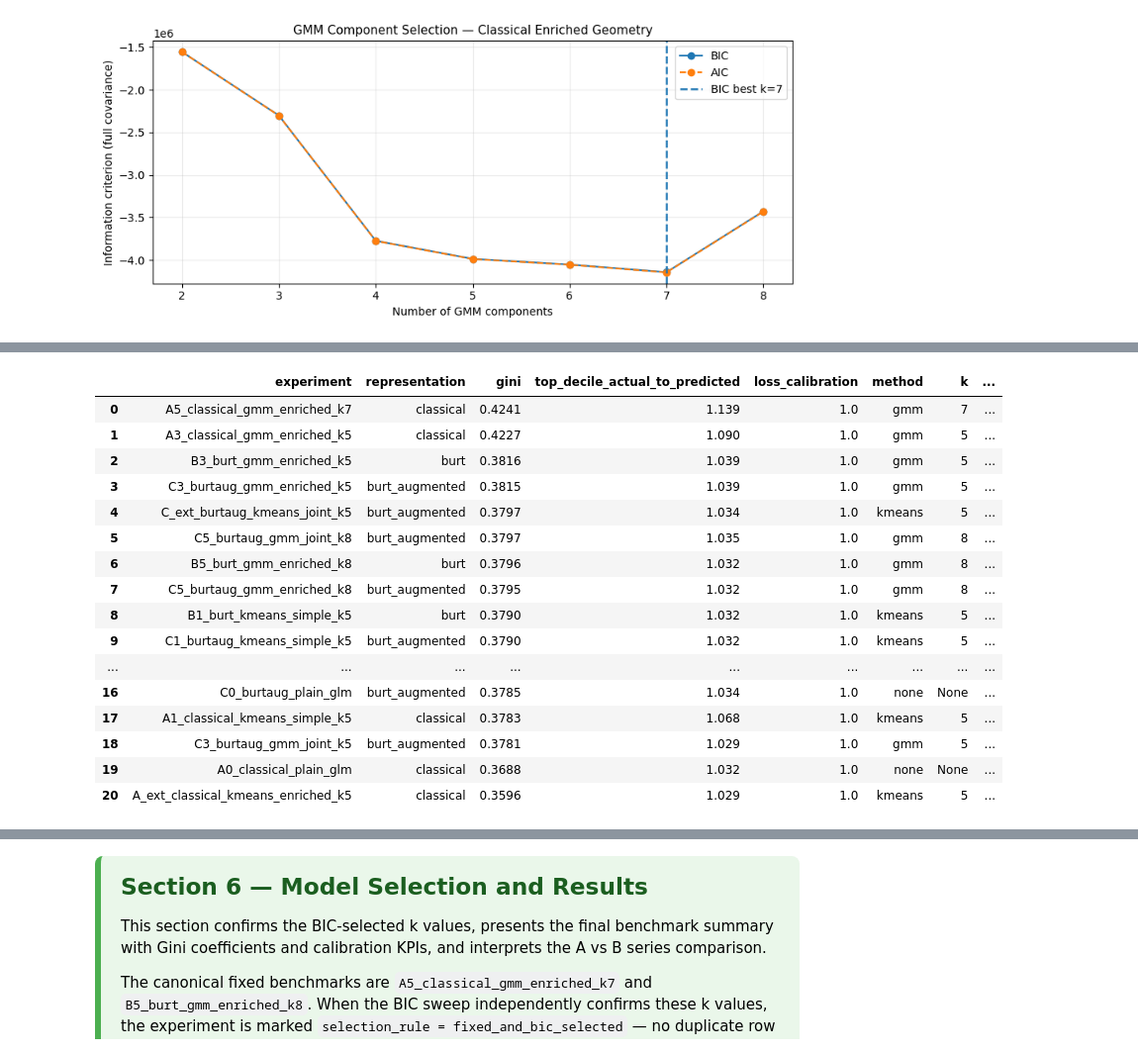
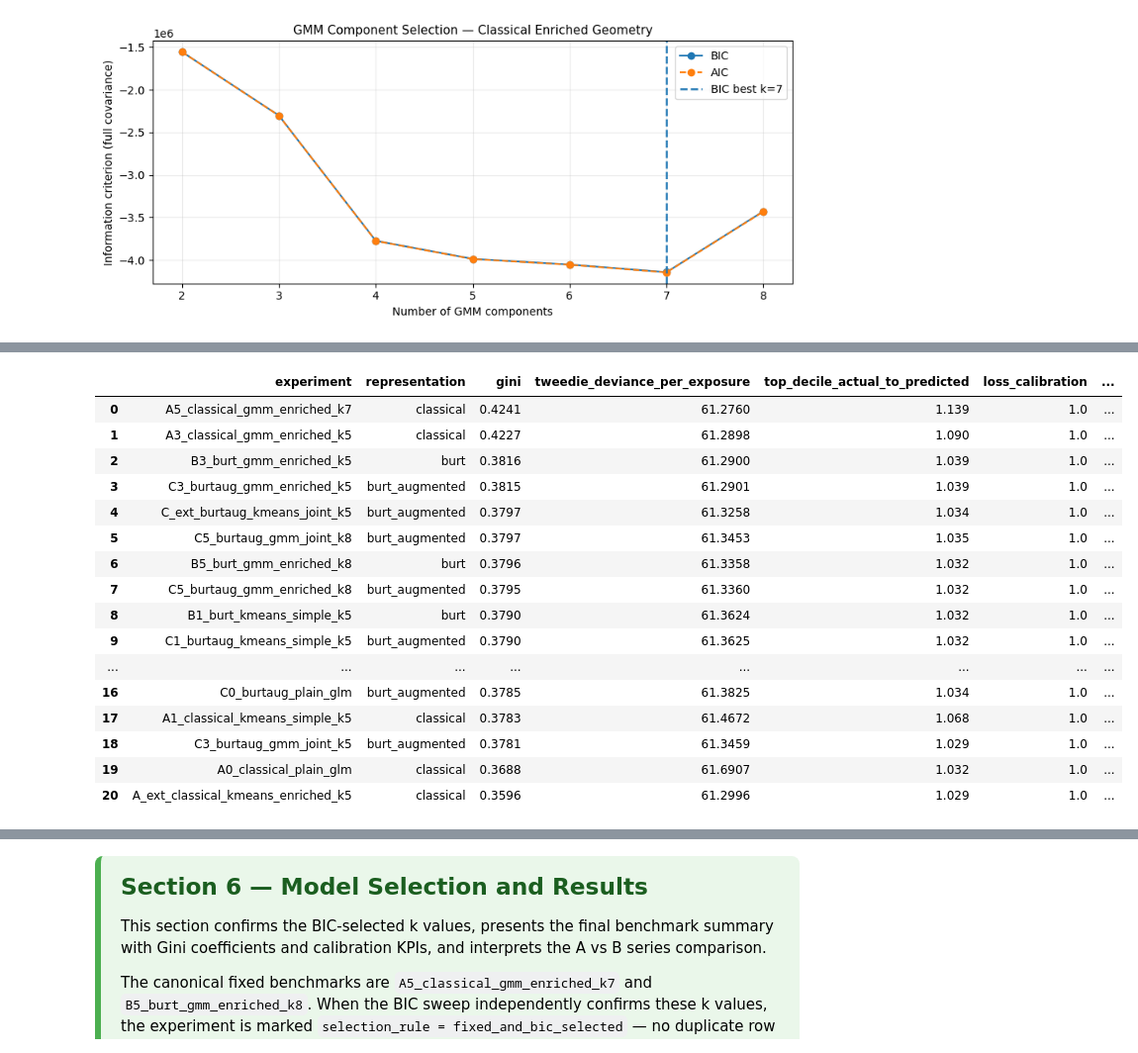
Before and after one commit to evrelegh/P-C, a Jupyter notebook: motor_burt_benchmark.ipynb, the cells around one changed output, grey strips where cells are left out. Shown at 99% size. Cells and saved outputs as stored; diff of their text form; code cells hidden in the pictures.

```diff
--- a/motor_burt_benchmark.ipynb
+++ b/motor_burt_benchmark.ipynb
@@ -2817,8 +2850,8 @@ Burt-aug joint  BIC-selected k : 8  (AIC: 8)
 # Section: 5
 # Cell: 5.3
 # Title: Benchmark Registry — A, B, and C Series Pricing Experiments
-# Version: 8.0.0
-# Date: 2026-05-11
+# Version: 9.0.0
+# Date: 2026-05-23
 # Description:
 # Run all A-series (classical) and B-series (Burt-replacing)
 # pricing experiments. Naming follows the original lineage:
@@ -2836,6 +2869,10 @@ Burt-aug joint  BIC-selected k : 8  (AIC: 8)
 #   fixed_and_bic_selected  BIC independently confirms the fixed k
 # No duplicate rows are created for BIC-selected experiments
 # when BIC selects the same k as the canonical fixed benchmark.
+#
+# Version 9.0.0:
+# - Deviance per exposure printed for each experiment
+# - tweedie_deviance_per_exposure added to display columns
 # ============================================================
 
 required = ["CLASSICAL_BIC_SELECTED_K", "BURT_BIC_SELECTED_K", "BURTAUG_JOINT_BIC_SELECTED_K"]
@@ -2932,11 +2969,6 @@ EXPERIMENTS = [
      "covariance_type": "full", "alpha": 1e-6},
 
     # ── C-series: Burt-augmented ─────────────────────────────
-    # Retains original categorical dummies AND Burt coordinates
-    # in the Tweedie design.
-    # C0-C5: clustering geometry = Burt coords (same as B-series)
-    # C_joint variants: clustering geometry = joint space
-    #   (dummies + Burt + actuarial enrichment)
     {"name": "C0_burtaug_plain_glm",
      "representation": "burt_augmented", "method": "none",
      "k": None, "feature_set": None, "alpha": 1e-6},
@@ -2993,10 +3025,11 @@ for config in EXPERIMENTS:
     experiment_data[config["name"]]   = df_result
     experiment_models[config["name"]] = model_result
     experiment_rows.append(pd.DataFrame([metrics]))
-    print(f"Gini: {metrics['gini']:.4f}")
-    print(f"Top-decile actual / predicted: {metrics['top_decile_actual_to_predicted']:.3f}")
-    print(f"Loss calibration: {metrics['loss_calibration']:.3f}")
-    print(f"Runtime seconds: {metrics['runtime_seconds']:.1f}")
+    print(f"  Gini                  : {metrics['gini']:.4f}")
+    print(f"  Deviance/exposure     : {metrics.get('tweedie_deviance_per_exposure', float('nan')):.4f}")
+    print(f"  Top-decile ratio      : {metrics['top_decile_actual_to_predicted']:.3f}")
+    print(f"  Loss calibration      : {metrics['loss_calibration']:.3f}")
+    print(f"  Runtime (s)           : {metrics['runtime_seconds']:.1f}")
 
 benchmark_results = (
     pd.concat(experiment_rows, ignore_index=True)
@@ -3004,7 +3037,7 @@ benchmark_results = (
     .reset_index(drop=True)
 )
 
-# --- Tag selection_rule ---
+# ── Tag selection_rule ────────────────────────────────────────
 def _tag_selection_rule(exp_name, k_val, bic_k):
     if k_val is None:
         return "fixed"
@@ -3012,7 +3045,7 @@ def _tag_selection_rule(exp_name, k_val, bic_k):
         return "fixed_and_bic_selected"
     return "fixed"
 
-# --- Tag runtime_class ---
+# ── Tag runtime_class ─────────────────────────────────────────
 def _runtime_class(seconds):
     if seconds is None or pd.isna(seconds):
         return "—"
@@ -3025,9 +3058,10 @@ def _runtime_class(seconds):
     return "prohibitive"
 
 benchmark_results["runtime_class"] = benchmark_results["runtime_seconds"].apply(_runtime_class)
+
 def _get_bic_k(rep):
     if rep == "classical": return CLASSICAL_BIC_SELECTED_K
-    return BURT_BIC_SELECTED_K  # burt and burt_augmented share same sweep
+    return BURT_BIC_SELECTED_K
 
 benchmark_results["selection_rule"] = benchmark_results.apply(
     lambda row: _tag_selection_rule(
@@ -3038,7 +3072,7 @@ benchmark_results["selection_rule"] = benchmark_results.apply(
     axis=1,
 )
 
-# If BIC selected a k different from A5_K or B5_K, add BIC-selected rows
+# ── BIC-selected extras if k differs from canonical ──────────
 if CLASSICAL_BIC_SELECTED_K != A5_K:
     print(f"\nClassical BIC selected k={CLASSICAL_BIC_SELECTED_K} != A5 k={A5_K}.")
     print("Running additional BIC-selected classical experiment...")
@@ -3076,15 +3110,16 @@ benchmark_results = (
 )
 
 print("\nSelection rule summary:")
-print(benchmark_results[["experiment","k","selection_rule"]].to_string(index=False))
+print(benchmark_results[["experiment", "k", "selection_rule"]].to_string(index=False))
 
 display(
     format_reporting_table(
         select_existing_columns(
             benchmark_results,
-            ["experiment","representation","gini",
-             "top_decile_actual_to_predicted","loss_calibration",
-             "method","k","feature_set","selection_rule","runtime_seconds"],
+            ["experiment", "representation", "gini",
+             "tweedie_deviance_per_exposure",
+             "top_decile_actual_to_predicted", "loss_calibration",
+             "method", "k", "feature_set", "selection_rule", "runtime_seconds"],
         )
     )
 )
@@ -3105,24 +3140,24 @@ Gini: 0.3783
      A1_classical_kmeans_simple_k5    5                  fixed
            C3_burtaug_gmm_joint_k5    5                  fixed
             A0_classical_plain_glm None                  fixed
 A_ext_classical_kmeans_enriched_k5    5                  fixed
-|  | experiment | representation | gini | top_decile_actual_to_predicted | loss_calibration | method | k | ... |
-| 0 | A5_classical_gmm_enriched_k7 | classical | 0.4241 | 1.139 | 1.0 | gmm | 7 | ... |
-| 1 | A3_classical_gmm_enriched_k5 | classical | 0.4227 | 1.090 | 1.0 | gmm | 5 | ... |
-| 2 | B3_burt_gmm_enriched_k5 | burt | 0.3816 | 1.039 | 1.0 | gmm | 5 | ... |
-| 3 | C3_burtaug_gmm_enriched_k5 | burt_augmented | 0.3815 | 1.039 | 1.0 | gmm | 5 | ... |
-| 4 | C_ext_burtaug_kmeans_joint_k5 | burt_augmented | 0.3797 | 1.034 | 1.0 | kmeans | 5 | ... |
-| 5 | C5_burtaug_gmm_joint_k8 | burt_augmented | 0.3797 | 1.035 | 1.0 | gmm | 8 | ... |
-| 6 | B5_burt_gmm_enriched_k8 | burt | 0.3796 | 1.032 | 1.0 | gmm | 8 | ... |
-| 7 | C5_burtaug_gmm_enriched_k8 | burt_augmented | 0.3795 | 1.032 | 1.0 | gmm | 8 | ... |
-| 8 | B1_burt_kmeans_simple_k5 | burt | 0.3790 | 1.032 | 1.0 | kmeans | 5 | ... |
-| 9 | C1_burtaug_kmeans_simple_k5 | burt_augmented | 0.3790 | 1.032 | 1.0 | kmeans | 5 | ... |
-| ... | ... | ... | ... | ... | ... | ... | ... | ... |
-| 16 | C0_burtaug_plain_glm | burt_augmented | 0.3785 | 1.034 | 1.0 | none | None | ... |
-| 17 | A1_classical_kmeans_simple_k5 | classical | 0.3783 | 1.068 | 1.0 | kmeans | 5 | ... |
-| 18 | C3_burtaug_gmm_joint_k5 | burt_augmented | 0.3781 | 1.029 | 1.0 | gmm | 5 | ... |
-| 19 | A0_classical_plain_glm | classical | 0.3688 | 1.032 | 1.0 | none | None | ... |
-| 20 | A_ext_classical_kmeans_enriched_k5 | classical | 0.3596 | 1.029 | 1.0 | kmeans | 5 | ... |
+|  | experiment | representation | gini | tweedie_deviance_per_exposure | top_decile_actual_to_predicted | loss_calibration | ... |
+| 0 | A5_classical_gmm_enriched_k7 | classical | 0.4241 | 61.2760 | 1.139 | 1.0 | ... |
+| 1 | A3_classical_gmm_enriched_k5 | classical | 0.4227 | 61.2898 | 1.090 | 1.0 | ... |
+| 2 | B3_burt_gmm_enriched_k5 | burt | 0.3816 | 61.2900 | 1.039 | 1.0 | ... |
+| 3 | C3_burtaug_gmm_enriched_k5 | burt_augmented | 0.3815 | 61.2901 | 1.039 | 1.0 | ... |
+| 4 | C_ext_burtaug_kmeans_joint_k5 | burt_augmented | 0.3797 | 61.3258 | 1.034 | 1.0 | ... |
+| 5 | C5_burtaug_gmm_joint_k8 | burt_augmented | 0.3797 | 61.3453 | 1.035 | 1.0 | ... |
+| 6 | B5_burt_gmm_enriched_k8 | burt | 0.3796 | 61.3358 | 1.032 | 1.0 | ... |
+| 7 | C5_burtaug_gmm_enriched_k8 | burt_augmented | 0.3795 | 61.3360 | 1.032 | 1.0 | ... |
+| 8 | B1_burt_kmeans_simple_k5 | burt | 0.3790 | 61.3624 | 1.032 | 1.0 | ... |
+| 9 | C1_burtaug_kmeans_simple_k5 | burt_augmented | 0.3790 | 61.3625 | 1.032 | 1.0 | ... |
+| ... | ... | ... | ... | ... | ... | ... | ... |
+| 16 | C0_burtaug_plain_glm | burt_augmented | 0.3785 | 61.3825 | 1.034 | 1.0 | ... |
+| 17 | A1_classical_kmeans_simple_k5 | classical | 0.3783 | 61.4672 | 1.068 | 1.0 | ... |
+| 18 | C3_burtaug_gmm_joint_k5 | burt_augmented | 0.3781 | 61.3459 | 1.029 | 1.0 | ... |
+| 19 | A0_classical_plain_glm | classical | 0.3688 | 61.6907 | 1.032 | 1.0 | ... |
+| 20 | A_ext_classical_kmeans_enriched_k5 | classical | 0.3596 | 61.2996 | 1.029 | 1.0 | ... |
 # %%
 # ============================================================
 # Section: 5
```
Also changed, not shown: parts of 13 cells of this notebook, 2 other files.
